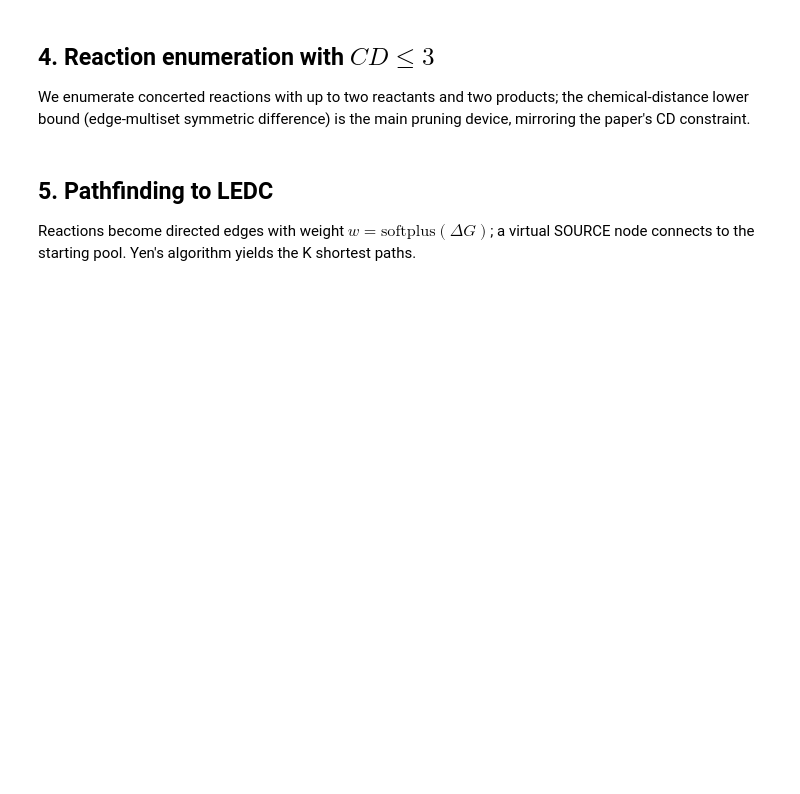
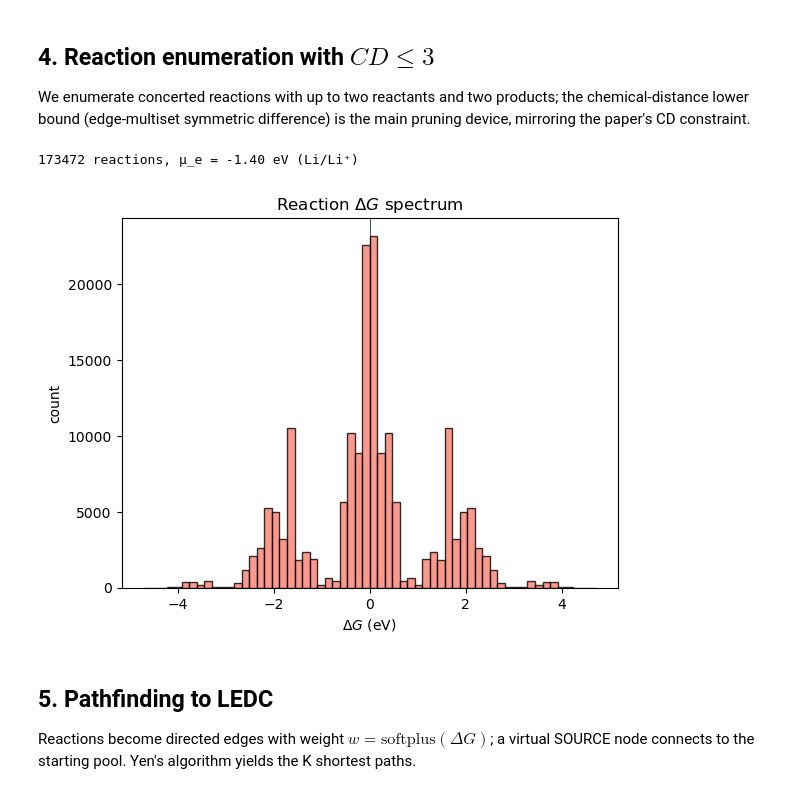
Before and after one commit to zsongah/ReactionNetwork_jacs2021, a Jupyter notebook: notebooks/walkthrough.ipynb, the cells around one changed output. Drawn from its saved outputs; the diff is of its cells as text; code cells hidden in the pictures; blank space fills up the shorter version.

```diff
--- a/notebooks/walkthrough.ipynb
+++ b/notebooks/walkthrough.ipynb
@@ -63,8 +63,10 @@ LEDC    formula=C4H4Li2O6  charge=+0  atoms=16  bonds=15
 recombination (1-bond formation between distinct fragments), filtering
 endergonic recombinants via the BonDNet stand-in (`bde_model.py`).
 # %%
-raw_pool = build_species_pool(seeds, n_frag_steps=1, keep_endergonic_recomb=False)
-print(f'raw pool size: {len(raw_pool)}')
+raw_pool, flower_priors = build_species_pool(
+    seeds, n_frag_steps=1, keep_endergonic_recomb=False,
+)
+print(f'raw pool size: {len(raw_pool)} (FlowER priors: {len(flower_priors)})')
 
 # Trim like run_demo does so the rest of the notebook is fast.
 MAX_HEAVY, MAX_POOL = 12, 80
@@ -104,13 +118,17 @@ main pruning device, mirroring the paper's CD constraint.
 # %%
 reactions = enumerate_reactions(pool, G, max_bond_changes=3,
                                 max_reactants=2, max_products=2,
-                                mu_e=MU_E_LI_METAL)
+                                mu_e=MU_E_LI_METAL,
+                                flower_priors=flower_priors)
 print(f'{len(reactions)} reactions, μ_e = {MU_E_LI_METAL:+.2f} eV (Li/Li⁺)')
 
 dGs = np.array([r.dG for r in reactions])
 plt.hist(dGs, bins=60, color='salmon', edgecolor='k', alpha=0.8)
 plt.axvline(0, color='k', lw=0.5)
 plt.xlabel(r'$\Delta G$ (eV)'); plt.ylabel('count'); plt.title('Reaction $\Delta G$ spectrum');
+# %% [output]
+173472 reactions, μ_e = -1.40 eV (Li/Li⁺)
+[figure, added]
 # %% [markdown]
 ## 5. Pathfinding to LEDC
 
```
Also changed, not shown: parts of 3 cells of this notebook.
